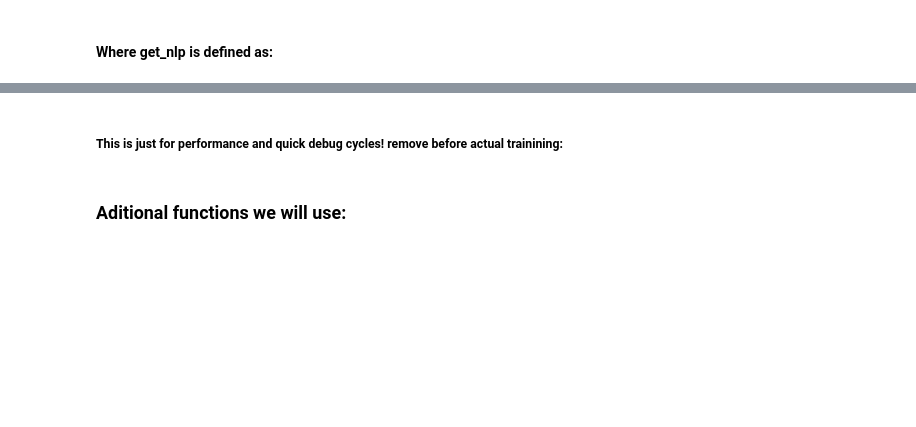
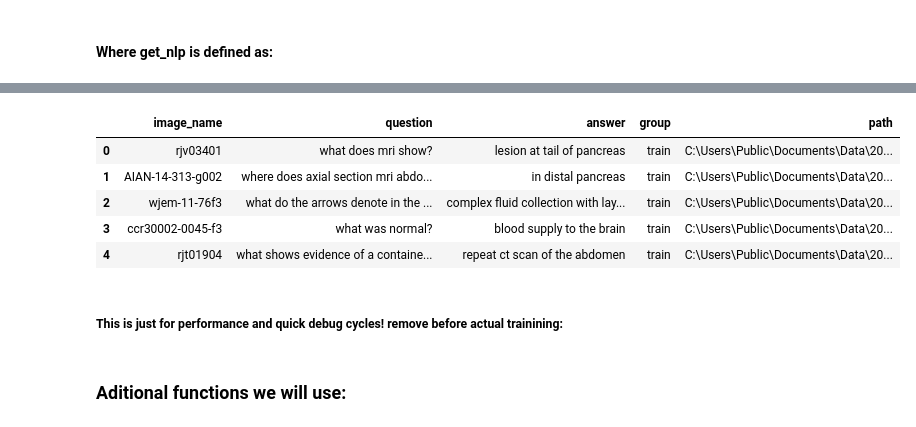
Before and after one commit to turner11/VQA-MED, a Jupyter notebook: VQA-MED/VQA.Python/1_pre_process_data.ipynb, the cells around one changed output, grey strips where cells are left out. Cells and saved outputs as stored; diff of their text form; code cells hidden in the pictures; blank space fills up the shorter version.

```diff
--- a/VQA-MED/VQA.Python/1_pre_process_data.ipynb
+++ b/VQA-MED/VQA.Python/1_pre_process_data.ipynb
@@ -42,3 +39,12 @@ with HDFStore(raw_data_location) as store:
+# %%
+image_name_question.head()
+# %% [output]
+|  | image_name | question | answer | group | path |
+| 0 | rjv03401 | what does mri show? | lesion at tail of pancreas | train | C:\Users\Public\Documents\Data\20... |
+| 1 | AIAN-14-313-g002 | where does axial section mri abdo... | in distal pancreas | train | C:\Users\Public\Documents\Data\20... |
+| 2 | wjem-11-76f3 | what do the arrows denote in the ... | complex fluid collection with lay... | train | C:\Users\Public\Documents\Data\20... |
+| 3 | ccr30002-0045-f3 | what was normal? | blood supply to the brain | train | C:\Users\Public\Documents\Data\20... |
+| 4 | rjt01904 | what shows evidence of a containe... | repeat ct scan of the abdomen | train | C:\Users\Public\Documents\Data\20... |
 # %% [markdown]
 ##### This is just for performance and quick debug cycles! remove before actual trainining:
 # %%
```
Also changed, not shown: parts of 14 cells of this notebook, 9 other files.
